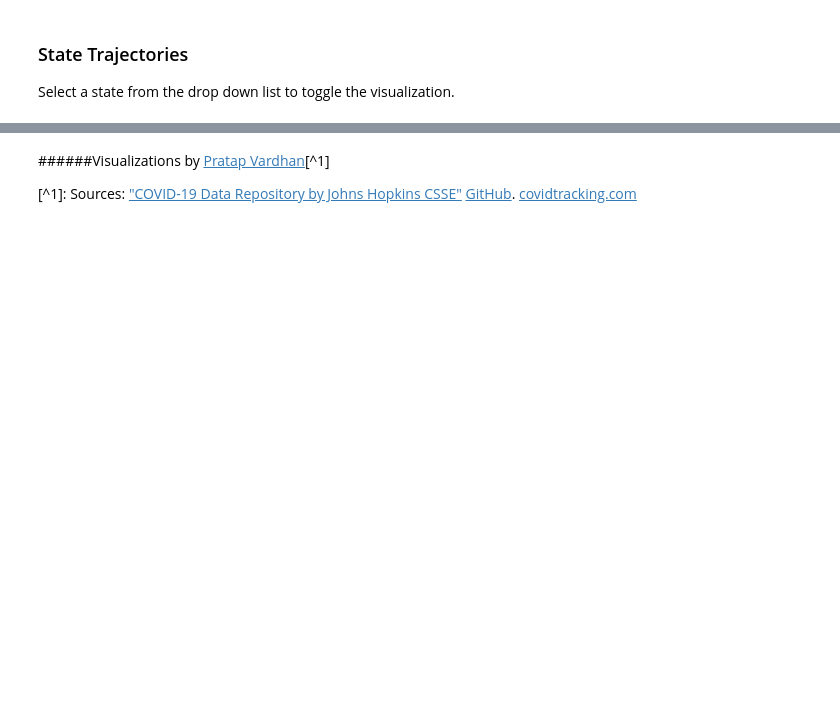
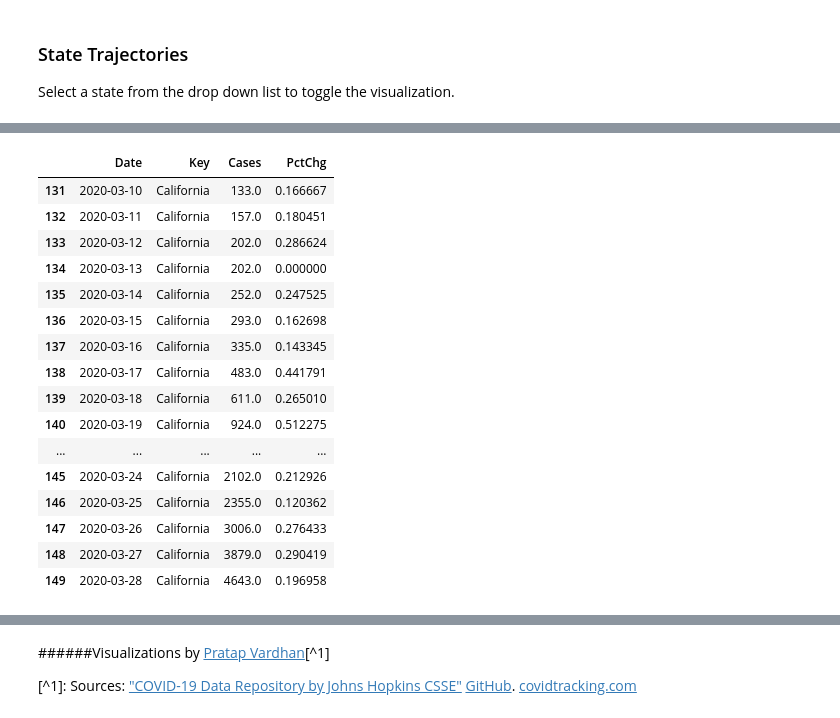
Before and after one commit to srikanthrc/running-to-stand-still, a Jupyter notebook: _notebooks/2020-03-26-covid19_compare_us_trajectories.ipynb, the cells around one changed output, grey strips where cells are left out. Saved outputs shown, nothing was run; the diff lists cells and outputs as text; code cells hidden in the pictures; blank space fills up the shorter version.

```diff
--- a/_notebooks/2020-03-26-covid19_compare_us_trajectories.ipynb
+++ b/_notebooks/2020-03-26-covid19_compare_us_trajectories.ipynb
@@ -262,3 +283,29 @@ chart2 = (
 chart2
 # %% [output]
 [interactive output not drawn]
+# %%
+#hide
+dff_s2_change = pd.DataFrame({'Date': dff_s2['Date'],
+                              'Key': dff_s2['Key'],
+                              'Cases': dff_s2['Cases'],
+                              'PctChg' : dff_s2['Cases'].pct_change(periods=1)})
+dff_s2_change = dff_s2_change[dff_s2_change['PctChg'].ge(0)]
+dff_s2_change[dff_s2_change['Key'].eq('California')]
+# %% [output]
+|  | Date | Key | Cases | PctChg |
+| 131 | 2020-03-10 | California | 133.0 | 0.166667 |
+| 132 | 2020-03-11 | California | 157.0 | 0.180451 |
+| 133 | 2020-03-12 | California | 202.0 | 0.286624 |
+| 134 | 2020-03-13 | California | 202.0 | 0.000000 |
+| 135 | 2020-03-14 | California | 252.0 | 0.247525 |
+| 136 | 2020-03-15 | California | 293.0 | 0.162698 |
+| 137 | 2020-03-16 | California | 335.0 | 0.143345 |
+| 138 | 2020-03-17 | California | 483.0 | 0.441791 |
+| 139 | 2020-03-18 | California | 611.0 | 0.265010 |
+| 140 | 2020-03-19 | California | 924.0 | 0.512275 |
+| ... | ... | ... | ... | ... |
+| 145 | 2020-03-24 | California | 2102.0 | 0.212926 |
+| 146 | 2020-03-25 | California | 2355.0 | 0.120362 |
+| 147 | 2020-03-26 | California | 3006.0 | 0.276433 |
+| 148 | 2020-03-27 | California | 3879.0 | 0.290419 |
+| 149 | 2020-03-28 | California | 4643.0 | 0.196958 |
```
Also changed, not shown: parts of 6 cells of this notebook.
